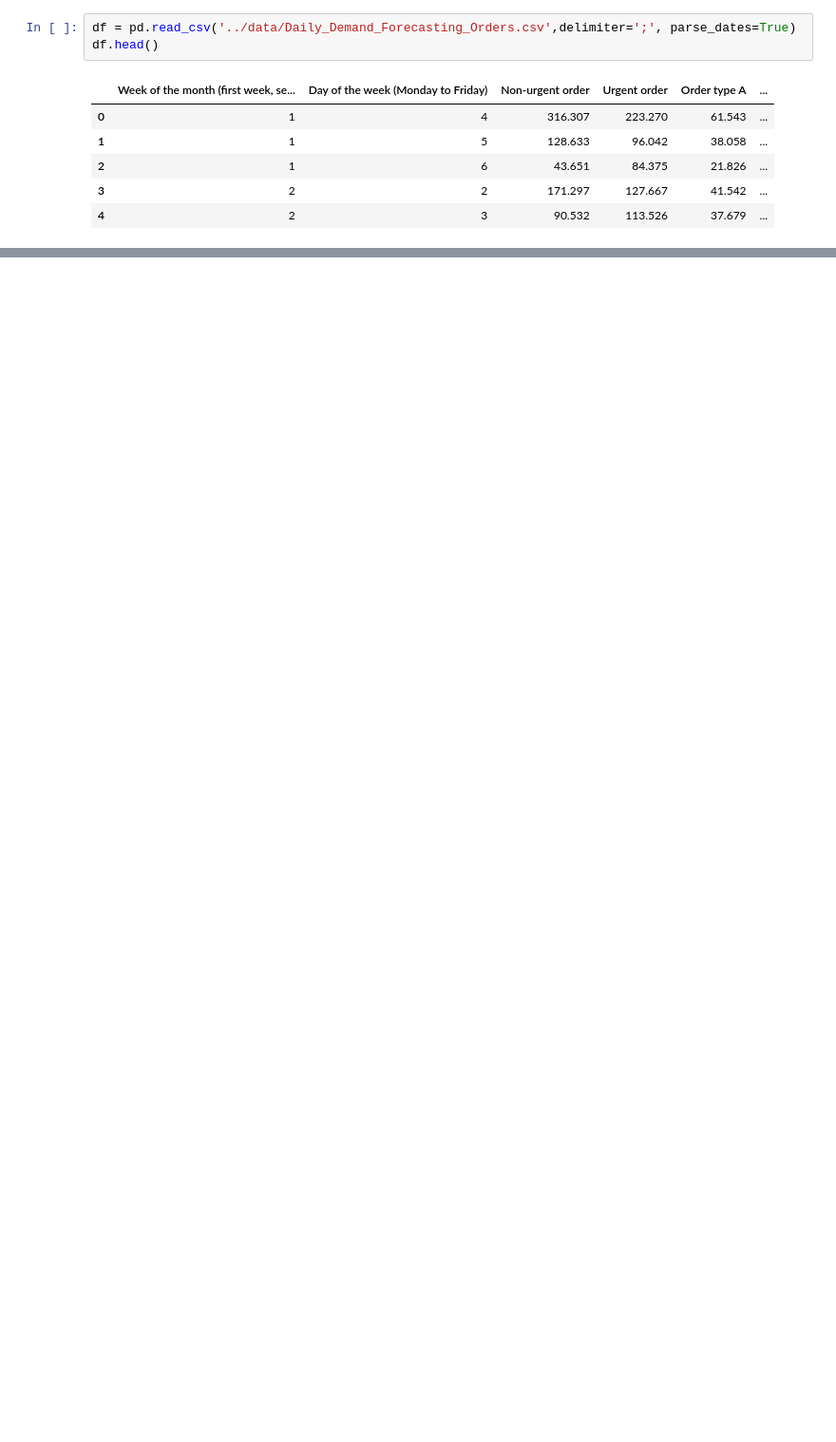
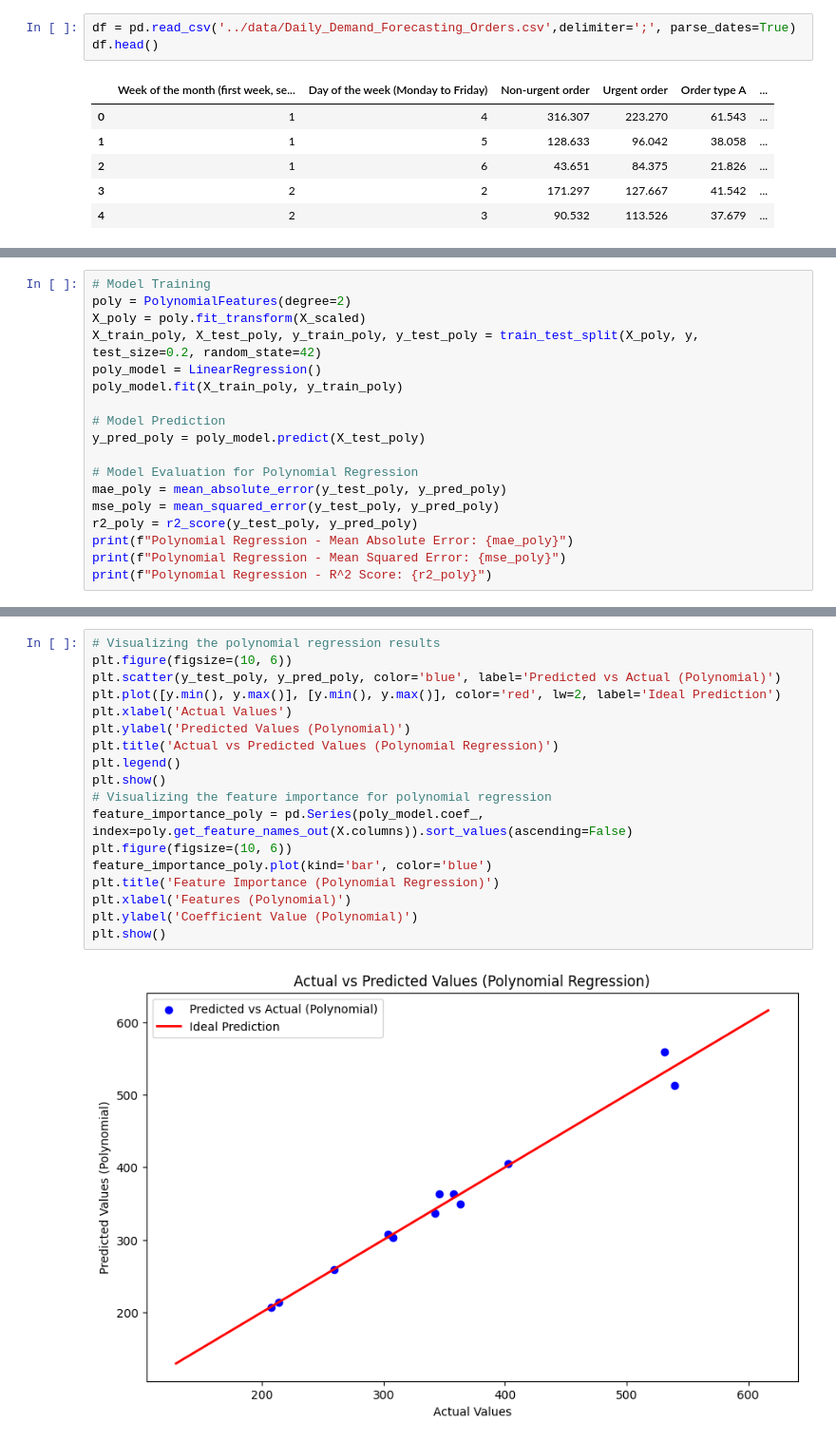
Before and after one commit to MyatCharm/Supervised-Machine-Learning, a Jupyter notebook: Regression/demand_forecast_mmz.ipynb, the cells around one changed output, grey strips where cells are left out. Shown: that part at 95% size. Drawn from its saved outputs; the diff is of its cells as text; blank space fills up the shorter version.

```diff
--- a/Regression/demand_forecast_mmz.ipynb
+++ b/Regression/demand_forecast_mmz.ipynb
@@ -54,0 +101,18 @@ mean absolute error: 0.0
+# %%
+# Model Training
+poly = PolynomialFeatures(degree=2)
+X_poly = poly.fit_transform(X_scaled)
+X_train_poly, X_test_poly, y_train_poly, y_test_poly = train_test_split(X_poly, y, test_size=0.2, random_state=42)
+poly_model = LinearRegression()
+poly_model.fit(X_train_poly, y_train_poly)
+
+# Model Prediction
+y_pred_poly = poly_model.predict(X_test_poly)
+
+# Model Evaluation for Polynomial Regression
+mae_poly = mean_absolute_error(y_test_poly, y_pred_poly)
+mse_poly = mean_squared_error(y_test_poly, y_pred_poly)
+r2_poly = r2_score(y_test_poly, y_pred_poly)
+print(f"Polynomial Regression - Mean Absolute Error: {mae_poly}")
+print(f"Polynomial Regression - Mean Squared Error: {mse_poly}")
+print(f"Polynomial Regression - R^2 Score: {r2_poly}")
@@ -54,0 +123,20 @@ mean absolute error: 0.0
+# %%
+# Visualizing the polynomial regression results
+plt.figure(figsize=(10, 6))
+plt.scatter(y_test_poly, y_pred_poly, color='blue', label='Predicted vs Actual (Polynomial)')
+plt.plot([y.min(), y.max()], [y.min(), y.max()], color='red', lw=2, label='Ideal Prediction')
+plt.xlabel('Actual Values')
+plt.ylabel('Predicted Values (Polynomial)')
+plt.title('Actual vs Predicted Values (Polynomial Regression)')
+plt.legend()
+plt.show()
+# Visualizing the feature importance for polynomial regression
+feature_importance_poly = pd.Series(poly_model.coef_, index=poly.get_feature_names_out(X.columns)).sort_values(ascending=False)
+plt.figure(figsize=(10, 6))
+feature_importance_poly.plot(kind='bar', color='blue')
+plt.title('Feature Importance (Polynomial Regression)')
+plt.xlabel('Features (Polynomial)')
+plt.ylabel('Coefficient Value (Polynomial)')
+plt.show()
+# %% [output]
+[figure, added]
```
Also changed, not shown: parts of 18 cells of this notebook, 3 other files.
